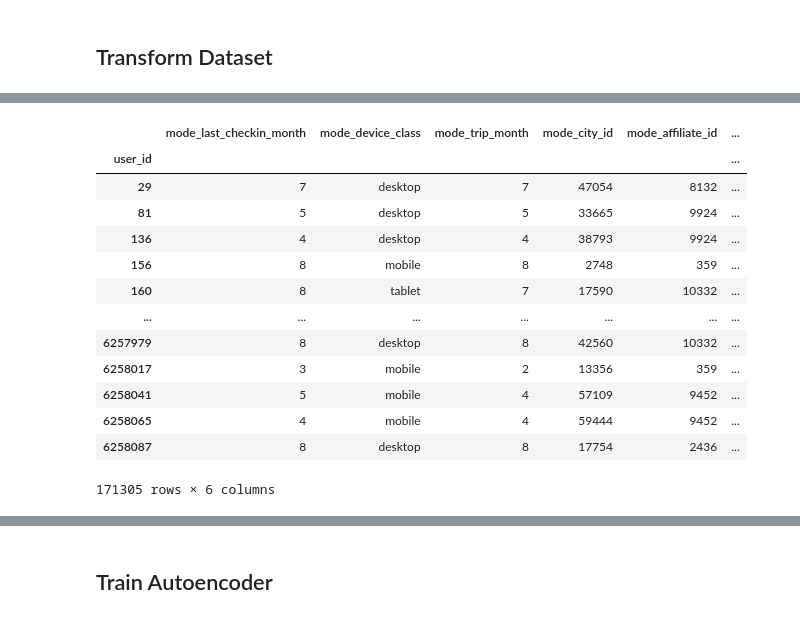
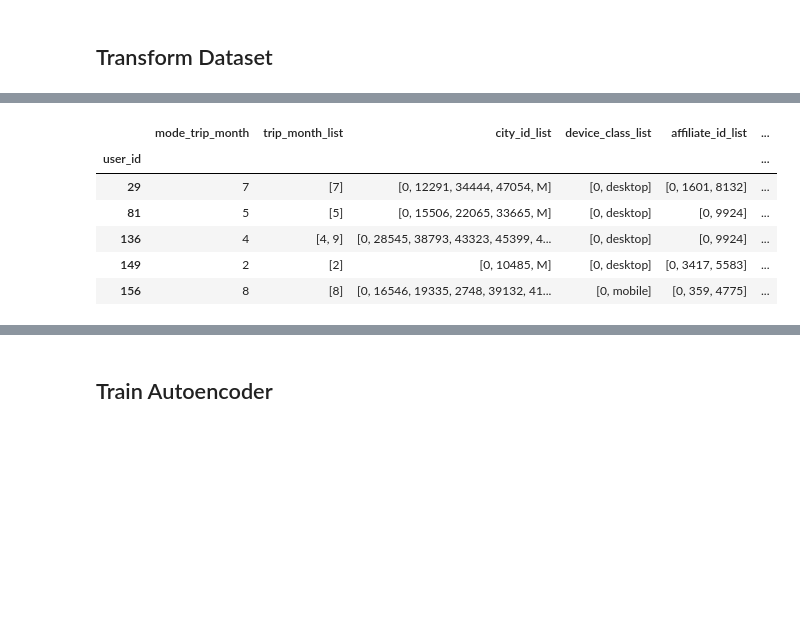
Before and after one commit to marlesson/booking_challenge, a Jupyter notebook: notebook/User Encoder - AutoEncoder.ipynb, the cells around one changed output, grey strips where cells are left out. Saved outputs shown, nothing was run; the diff lists cells and outputs as text; code cells hidden in the pictures; blank space fills up the shorter version.

```diff
--- a/notebook/User Encoder - AutoEncoder.ipynb
+++ b/notebook/User Encoder - AutoEncoder.ipynb
@@ -60,32 +67,39 @@ import scipy
 def mode(x):
     return scipy.stats.mode(x)[0]
 
+def sum_list(x):
+    return list(np.unique(sum(x, [])))
+
 def group_by_trip(df_trip):
 
     df_user = df_trip.groupby(['user_id']).agg(
         trip_count=('count_unique_city', 'count'),
-        count_unique_city=('count_unique_city', 'sum'),
+        sum_count_unique_city=('count_unique_city', 'sum'),
+        mean_count_unique_city=('count_unique_city', 'mean'),
+        sum_trip_size=('trip_size', 'sum'),
         mean_trip_size=('trip_size', 'mean'),
-        mode_last_checkin_month=('last_checkin_month', mode),
-        mode_device_class=('last_device_class', mode),
         mode_trip_month=('start_trip_month', mode),
-        mode_city_id=('first_city_id', mode),
-        mode_affiliate_id=('last_affiliate_id', mode),
-        mode_booker_country=('last_booker_country', mode),
-        country_count=('country_count', 'sum'),
+        trip_month_list=('start_trip_month', list),
+        count_uniq_trip_month=('start_trip_month', pd.Series.nunique),
+        sum_duration_sum=('duration_sum', 'sum'),
         mean_duration_sum=('duration_sum', 'mean'),
-        sum_duration_sum=('duration_sum', 'sum'),
+        sum_last_step=('last_step', 'sum'),
+        mean_last_step=('last_step', 'mean'),
+        city_id_list=('city_id_list', sum_list),
+        device_class_list=('device_class_list', sum_list),
+        affiliate_id_list=('affiliate_id_list', sum_list),
+        booker_country_list=('booker_country_list', sum_list),
+        hotel_country_list=('hotel_country_list', sum_list)
     )
 
     df_user             = df_user.reset_index()
     df_user['user_id']  = df_user['user_id'].astype('int')
 
-    for c in ['mode_last_checkin_month', 'mode_device_class', 'mode_trip_month',
-    'mode_city_id', 'mode_affiliate_id', 'mode_booker_country']:
+    for c in ['mode_trip_month']:
         df_user[c]  = df_user[c].astype('str')
 
     return df_user
 
-df_user = group_by_trip(df_trip)
-df_user.sort_index()
+df_user = group_by_trip(df_trip) #.sample(10000, random_state=42)
+df_user.sort_index().iloc[1]
 # %% [output]
@@ -152,20 +175,13 @@ Index(['trip_count', 'count_unique_city', 'mean_trip_size', 'country_count',
 numerical_ix   = df.select_dtypes(include=['int64', 'float64']).columns
 categorical_ix = df.select_dtypes(include=['object', 'bool']).columns
 # %%
-df[categorical_ix]
+df[categorical_ix].head()
 # %% [output]
-|  | mode_last_checkin_month | mode_device_class | mode_trip_month | mode_city_id | mode_affiliate_id | ... |
+|  | mode_trip_month | trip_month_list | city_id_list | device_class_list | affiliate_id_list | ... |
 | user_id |  |  |  |  |  | ... |
-| 29 | 7 | desktop | 7 | 47054 | 8132 | ... |
-| 81 | 5 | desktop | 5 | 33665 | 9924 | ... |
-| 136 | 4 | desktop | 4 | 38793 | 9924 | ... |
-| 156 | 8 | mobile | 8 | 2748 | 359 | ... |
-| 160 | 8 | tablet | 7 | 17590 | 10332 | ... |
-| ... | ... | ... | ... | ... | ... | ... |
-| 6257979 | 8 | desktop | 8 | 42560 | 10332 | ... |
-| 6258017 | 3 | mobile | 2 | 13356 | 359 | ... |
-| 6258041 | 5 | mobile | 4 | 57109 | 9452 | ... |
-| 6258065 | 4 | mobile | 4 | 59444 | 9452 | ... |
-| 6258087 | 8 | desktop | 8 | 17754 | 2436 | ... |
+| 29 | 7 | [7] | [0, 12291, 34444, 47054, M] | [0, desktop] | [0, 1601, 8132] | ... |
+| 81 | 5 | [5] | [0, 15506, 22065, 33665, M] | [0, desktop] | [0, 9924] | ... |
+| 136 | 4 | [4, 9] | [0, 28545, 38793, 43323, 45399, 4... | [0, desktop] | [0, 9924] | ... |
+| 149 | 2 | [2] | [0, 10485, M] | [0, desktop] | [0, 3417, 5583] | ... |
+| 156 | 8 | [8] | [0, 16546, 19335, 2748, 39132, 41... | [0, mobile] | [0, 359, 4775] | ... |
-171305 rows × 6 columns
 # %%
```
Also changed, not shown: parts of 32 cells of this notebook, 4 other files.
